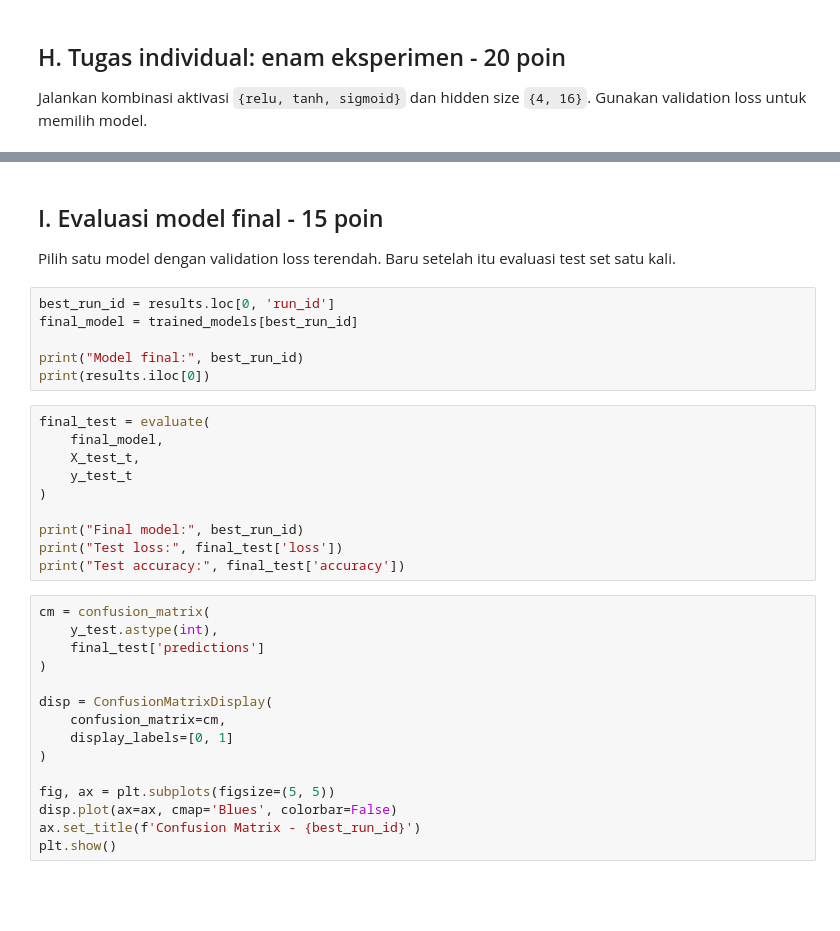
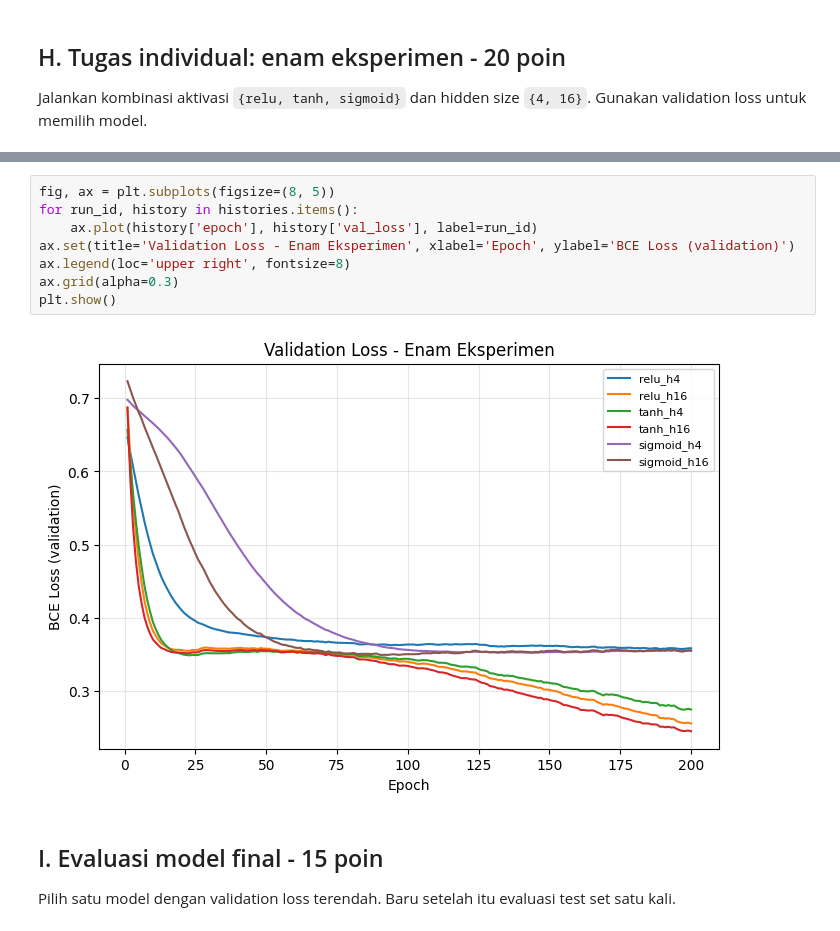
Before and after one commit to EfiDefiyati/Modul-Praktikum-Deep-Learning, a Jupyter notebook: M01_123450005.ipynb, the cells around one changed output, grey strips where cells are left out. Saved outputs shown, nothing was run; the diff lists cells and outputs as text; blank space fills up the shorter version.

```diff
--- a/M01_123450005.ipynb
+++ b/M01_123450005.ipynb
@@ -607,37 +555,16 @@ plt.show()
+# %%
+fig, ax = plt.subplots(figsize=(8, 5))
+for run_id, history in histories.items():
+    ax.plot(history['epoch'], history['val_loss'], label=run_id)
+ax.set(title='Validation Loss - Enam Eksperimen', xlabel='Epoch', ylabel='BCE Loss (validation)')
+ax.legend(loc='upper right', fontsize=8)
+ax.grid(alpha=0.3)
+plt.show()
+# %% [output]
+[figure, added]
 # %% [markdown]
 ## I. Evaluasi model final - 15 poin
 
 Pilih satu model dengan validation loss terendah. Baru setelah itu evaluasi test set satu kali.
-# %%
-best_run_id = results.loc[0, 'run_id']
-final_model = trained_models[best_run_id]
-
-print("Model final:", best_run_id)
-print(results.iloc[0])
-# %%
-final_test = evaluate(
-    final_model,
-    X_test_t,
-    y_test_t
-)
-
-print("Final model:", best_run_id)
-print("Test loss:", final_test['loss'])
-print("Test accuracy:", final_test['accuracy'])
-# %%
-cm = confusion_matrix(
-    y_test.astype(int),
-    final_test['predictions']
-)
-
-disp = ConfusionMatrixDisplay(
-    confusion_matrix=cm,
-    display_labels=[0, 1]
-)
-
-fig, ax = plt.subplots(figsize=(5, 5))
-disp.plot(ax=ax, cmap='Blues', colorbar=False)
-ax.set_title(f'Confusion Matrix - {best_run_id}')
-plt.show()
 # %%
 def plot_decision_boundary(model, X_values, y_values, title):
```
Also changed, not shown: parts of 26 cells of this notebook.
